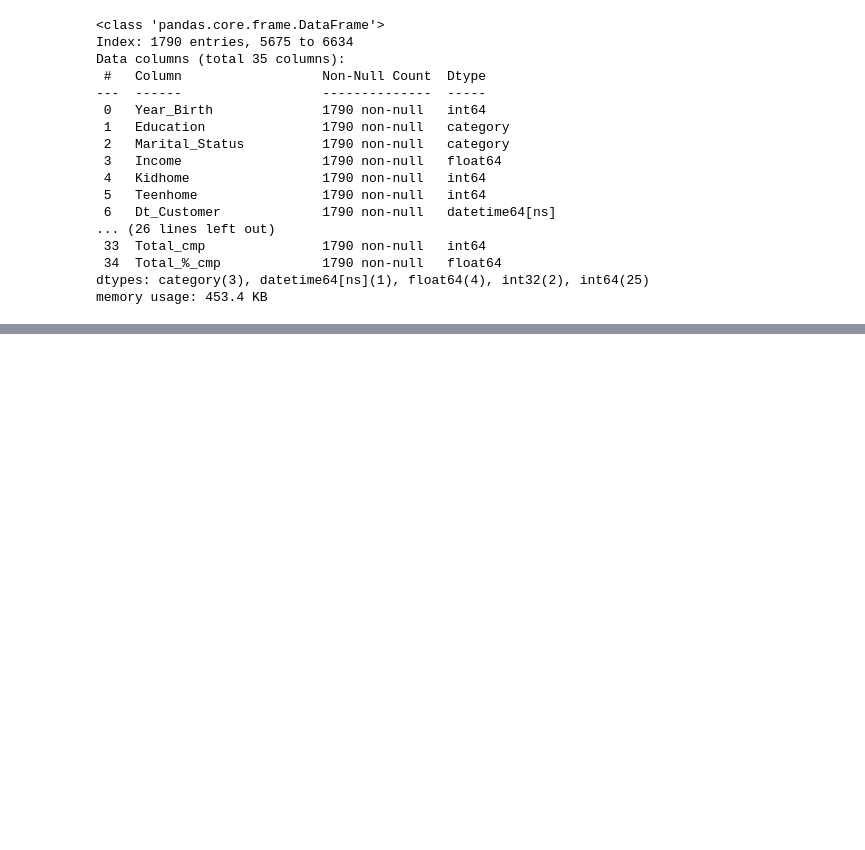
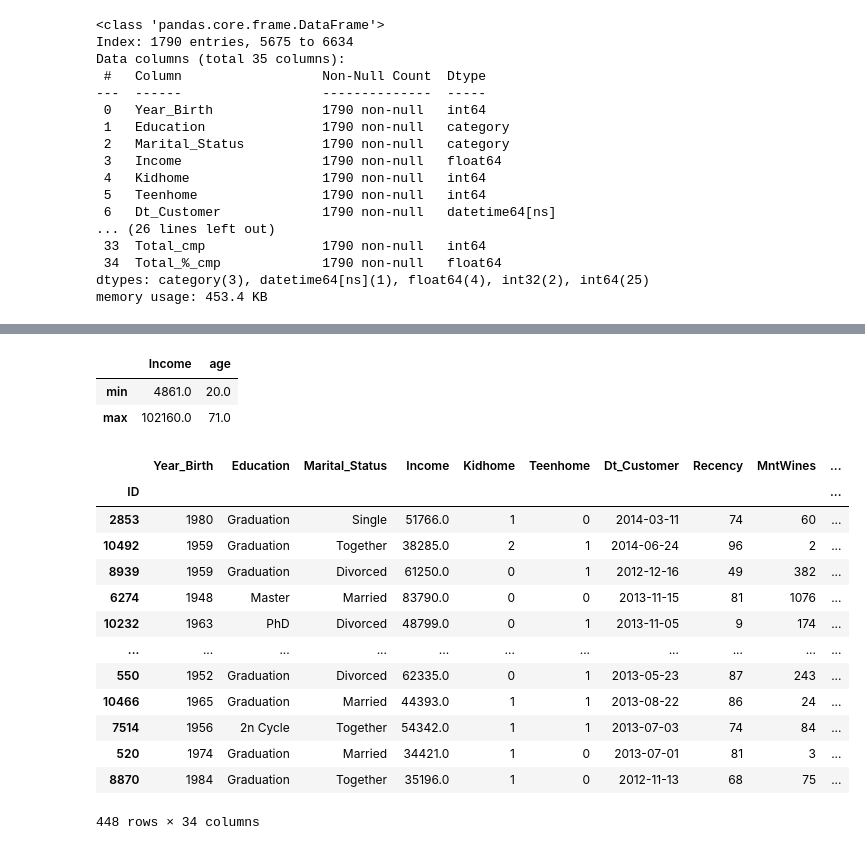
Before and after one commit to ANG112/Project_Break_ML, a Jupyter notebook: 02_data_preprocessing.ipynb, the cells around one changed output, grey strips where cells are left out. Cells and saved outputs as stored; diff of their text form; code cells hidden in the pictures; blank space fills up the shorter version.

```diff
--- a/02_data_preprocessing.ipynb
+++ b/02_data_preprocessing.ipynb
@@ -245,7 +274,10 @@ test_set['Total_amount'] = test_set.filter(like='Mnt').sum(axis=1)
 test_set['Total_purchase'] = test_set.filter(like='Purchases').sum(axis=1)
 
 # Gasto promedio
-test_set['Median_amount_purchase'] = test_set['Total_amount'] / test_set['Total_purchase']
+test_set['Median_amount_purchase'] = np.where(
+    test_set['Total_purchase'] != 0,
+    test_set['Total_amount'] / test_set['Total_purchase'],
+    0)
 
 # Nº ofertas aceptadas
 test_set['Total_cmp'] = test_set.filter(like='Accepted').apply(pd.to_numeric, errors='coerce').sum(axis=1)
@@ -254,7 +286,7 @@ test_set['Total_cmp'] = test_set.filter(like='Accepted').apply(pd.to_numeric, er
 test_set_numeric = test_set.filter(like='Cmp').apply(pd.to_numeric, errors='coerce')
 test_set['Total_%_cmp'] = test_set['Total_cmp'] / len(test_set_numeric.columns)
 
-# Elimino columnas intermedias
+# Elimino columnas intermedias creadas para crear terceras columnas
 test_set = test_set.drop(columns=['Status_members'])
 # %%
 test_set.info()
@@ -299,3 +368,27 @@ memory usage: 453.4 KB
+# %%
+train_set[['Income','age']].describe().loc[['min','max']]
+# %% [output]
+|  | Income | age |
+| min | 4861.0 | 20.0 |
+| max | 102160.0 | 71.0 |
+# %%
+test_set[['Income','age']] = np.asarray(test_set[['Income','age']])
+windsorize_columns(test_set,['Income','age'],[0.003,0.006])
+# %% [output]
+|  | Year_Birth | Education | Marital_Status | Income | Kidhome | Teenhome | Dt_Customer | Recency | MntWines | ... |
+| ID |  |  |  |  |  |  |  |  |  | ... |
+| 2853 | 1980 | Graduation | Single | 51766.0 | 1 | 0 | 2014-03-11 | 74 | 60 | ... |
+| 10492 | 1959 | Graduation | Together | 38285.0 | 2 | 1 | 2014-06-24 | 96 | 2 | ... |
+| 8939 | 1959 | Graduation | Divorced | 61250.0 | 0 | 1 | 2012-12-16 | 49 | 382 | ... |
+| 6274 | 1948 | Master | Married | 83790.0 | 0 | 0 | 2013-11-15 | 81 | 1076 | ... |
+| 10232 | 1963 | PhD | Divorced | 48799.0 | 0 | 1 | 2013-11-05 | 9 | 174 | ... |
+| ... | ... | ... | ... | ... | ... | ... | ... | ... | ... | ... |
+| 550 | 1952 | Graduation | Divorced | 62335.0 | 0 | 1 | 2013-05-23 | 87 | 243 | ... |
+| 10466 | 1965 | Graduation | Married | 44393.0 | 1 | 1 | 2013-08-22 | 86 | 24 | ... |
+| 7514 | 1956 | 2n Cycle | Together | 54342.0 | 1 | 1 | 2013-07-03 | 74 | 84 | ... |
+| 520 | 1974 | Graduation | Married | 34421.0 | 1 | 0 | 2013-07-01 | 81 | 3 | ... |
+| 8870 | 1984 | Graduation | Together | 35196.0 | 1 | 0 | 2012-11-13 | 68 | 75 | ... |
+448 rows × 34 columns
 # %%
 train_set.to_csv('./data/train_set.csv')
 test_set.to_csv('./data/test_set.csv')
```
Also changed, not shown: parts of 11 cells of this notebook, 6 other files.
